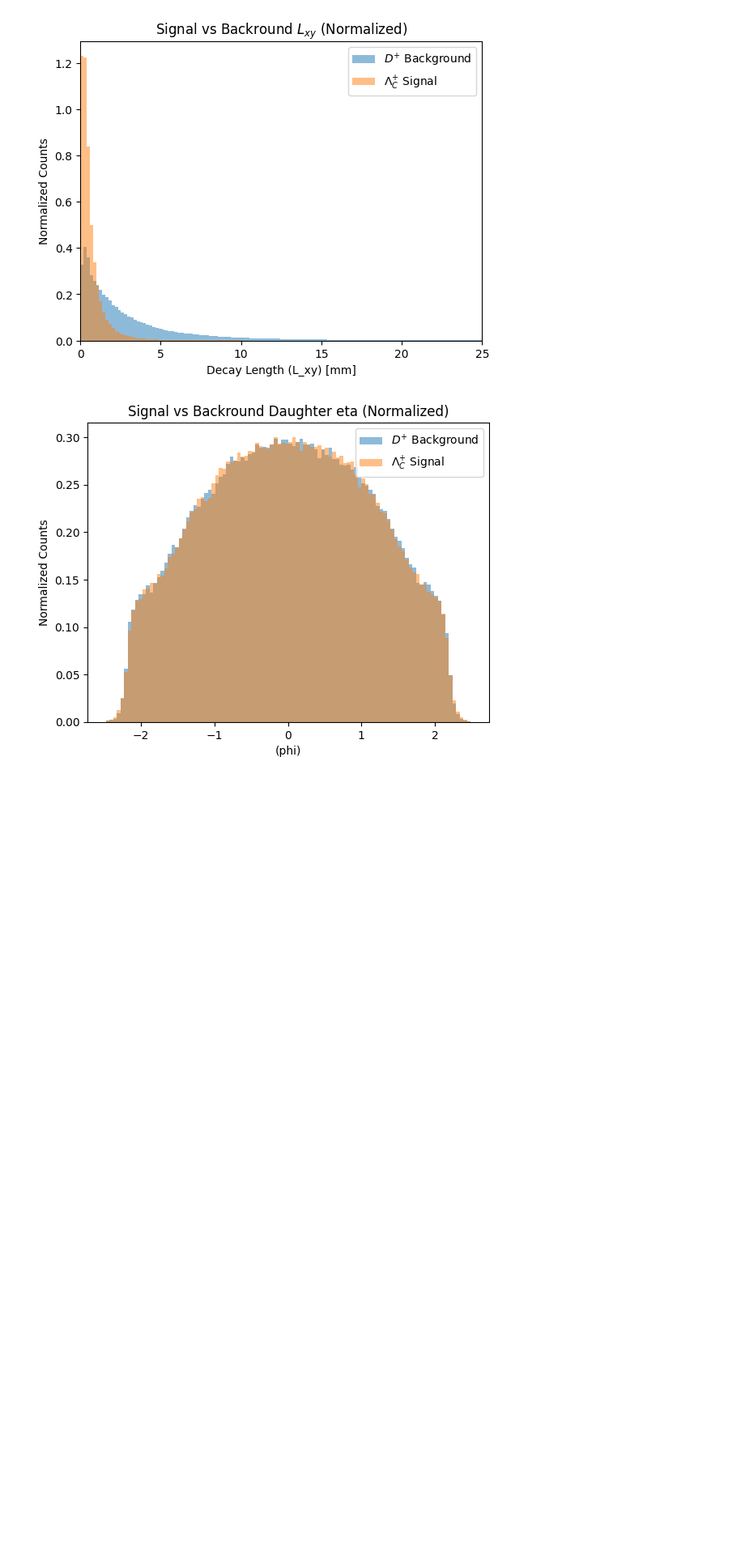
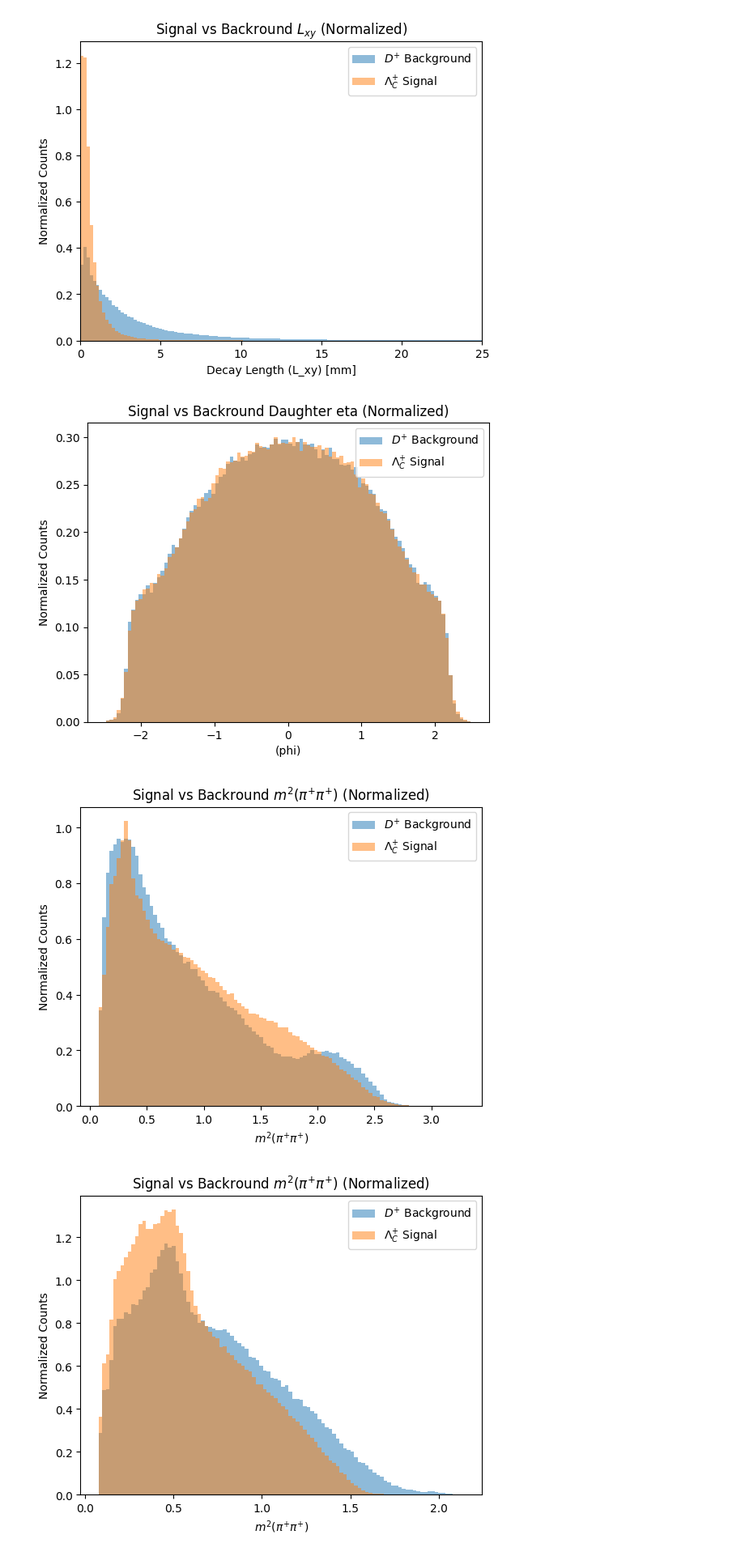
Before and after one commit to GitGup/ATLAS_DNN, a Jupyter notebook: MC_DNN_Plotting.ipynb, the cells around one changed output. Shown at 81% size. Drawn from its saved outputs; the diff is of its cells as text; code cells hidden in the pictures; blank space fills up the shorter version.

```diff
--- a/MC_DNN_Plotting.ipynb
+++ b/MC_DNN_Plotting.ipynb
@@ -74,3 +74,27 @@ plt.show()
 # %% [output]
 [figure]
 [figure]
+# %%
+hist_normalized(X_train1["inv_mass4"], X_train2["inv_mass4"], 100)
+plt.title("Signal vs Backround $m^2(\pi^{+}\pi^{+})$ (Normalized)")
+plt.xlabel("$m^2(\pi^{+}\pi^{+})$")
+plt.ylabel("Normalized Counts")
+plt.legend()
+plt.show()
+
+hist_normalized(X_train1["inv_mass5"], X_train2["inv_mass5"], 100)
+plt.title("Signal vs Backround $m^2(\pi^{+}\pi^{+})$ (Normalized)")
+plt.xlabel("$m^2(\pi^{+}\pi^{+})$")
+plt.ylabel("Normalized Counts")
+plt.legend()
+plt.show()
+
+hist_normalized(X_train1["inv_mass6"], X_train2["inv_mass6"], 100)
+plt.title("Signal vs Backround $m^2(\pi^{+}\pi^{+})$ (Normalized)")
+plt.xlabel("$m^2(\pi^{+}\pi^{+})$")
+plt.ylabel("Normalized Counts")
+plt.legend()
+plt.show()
+# %% [output]
+[figure, added]
+[figure, added]
```
Also changed, not shown: parts of 2 cells of this notebook.
